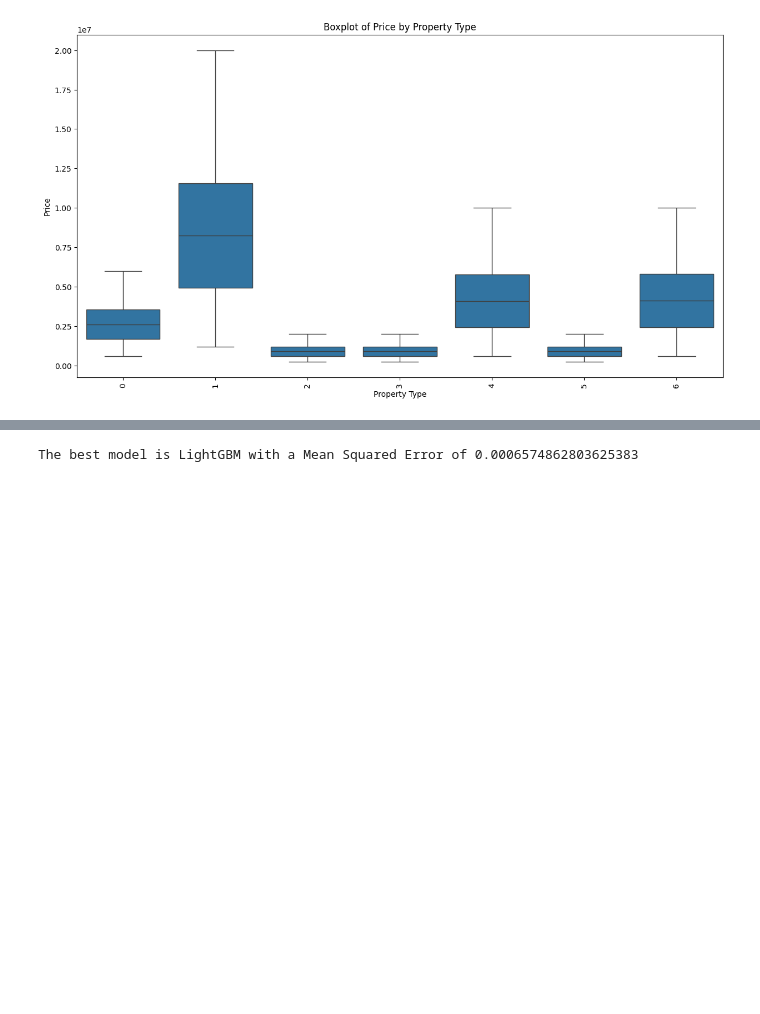
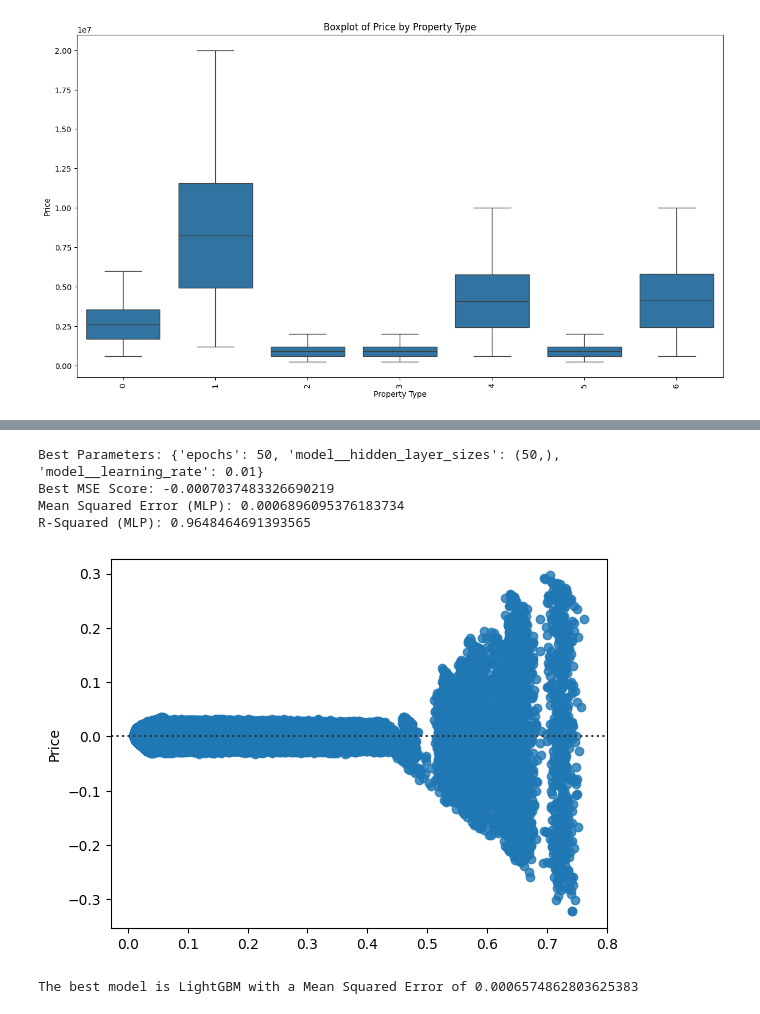
Before and after one commit to elgunismayil0v/Machine_Learning_Project, a Jupyter notebook: Machine_Learning_2/regresion.ipynb, the cells around one changed output, grey strips where cells are left out. Drawn from its saved outputs; the diff is of its cells as text; code cells hidden in the pictures; blank space fills up the shorter version.

```diff
--- a/Machine_Learning_2/regresion.ipynb
+++ b/Machine_Learning_2/regresion.ipynb
@@ -282,3 +249,55 @@ Mean Squared Error (MLP): 0.0006932596266115313
+# %%
+from scikeras.wrappers import KerasRegressor
+from sklearn.model_selection import GridSearchCV
+
+# Define the function to create the model
+def create_model(hidden_layer_sizes=(50,), learning_rate=0.001):
+    model = Sequential()
+    model.add(Dense(hidden_layer_sizes[0], input_dim=X_train.shape[1], activation='relu'))
+    for units in hidden_layer_sizes[1:]:
+        model.add(Dense(units, activation='relu'))
+    model.add(Dense(1))
+    model.compile(optimizer='adam', loss='mean_squared_error')
+    return model
+
+# Create the KerasRegressor
+model = KerasRegressor(model=create_model, verbose=0)
+
+# Define the parameter grid
+param_grid = {
+    'model__hidden_layer_sizes': [(50,)],
+    'model__learning_rate': [0.01],
+    'epochs': [50]
+}
+
+# Initialize the GridSearchCV object
+grid_search = GridSearchCV(estimator=model, param_grid=param_grid, scoring='neg_mean_squared_error', cv=3)
+
+# Fit the model to the training data
+grid_search.fit(X_train, y_train)
+
+# Get the best parameters and the best score
+best_params = grid_search.best_params_
+best_score = grid_search.best_score_
+
+print(f'Best Parameters: {best_params}')
+print(f'Best MSE Score: {best_score}')
+
+# Make predictions on the test data using the best estimator
+y_pred_mlp = grid_search.best_estimator_.predict(X_test)
+
+# Calculate the mean squared error on the test data
+mse_mlp = mean_squared_error(y_test, y_pred_mlp)
+r_squared_mlp = grid_search.best_estimator_.score(X_test, y_test)
+residuals_mlp_plot = sns.residplot(x=y_pred_mlp, y=y_test)
+print(f'Mean Squared Error (MLP): {mse_mlp}')
+print(f'R-Squared (MLP): {r_squared_mlp}')
+# %% [output]
+Best Parameters: {'epochs': 50, 'model__hidden_layer_sizes': (50,), 'model__learning_rate': 0.01}
+Best MSE Score: -0.0007037483326690219
+Mean Squared Error (MLP): 0.0006896095376183734
+R-Squared (MLP): 0.9648464691393565
+[figure, added]
 # %%
 # Compare the models based on Mean Squared Error (MSE)
 mse_values = {
```
Also changed, not shown: parts of 3 cells of this notebook.
